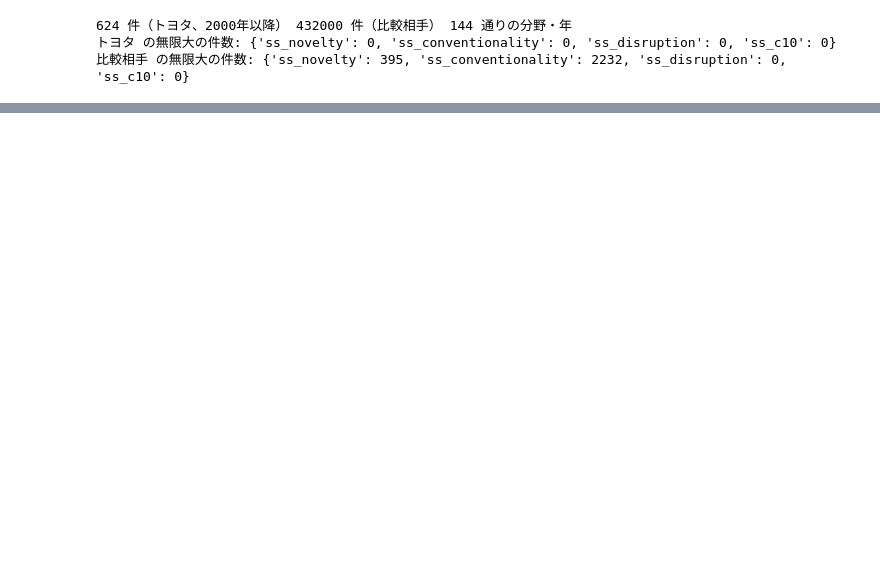
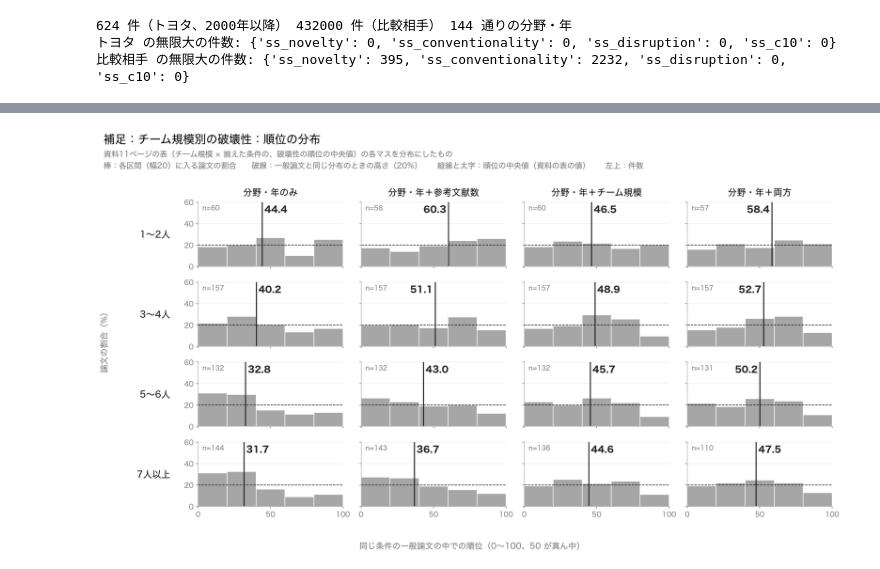
Before and after one commit to ryosuke0828/sci-sci-toyota, a Jupyter notebook: notebooks/analysis/novelty_distribution_plots.ipynb, the cells around one changed output, grey strips where cells are left out. Cells and saved outputs as stored; diff of their text form; code cells hidden in the pictures; blank space fills up the shorter version.

```diff
--- a/notebooks/analysis/novelty_distribution_plots.ipynb
+++ b/notebooks/analysis/novelty_distribution_plots.ipynb
@@ -157,0 +222,15 @@ summary
+# %%
+# 図3: 資料11ページ。行 = チーム規模、列 = 揃えた条件。破壊性の順位
+# チーム規模の区分は資料と同じ（make_numbers_progress_2026-09.py）。著者数 0 の論文はどの区分にも入らない
+team_bins = pd.cut(d["ss_team_size"], [0, 2, 4, 6, 1e9], labels=["1〜2人", "3〜4人", "5〜6人", "7人以上"])
+rows3 = [(t, t) for t in team_bins.cat.categories]
+summ3 = grid(rows=rows3, cols=list(STAGES.items()),
+             values=lambda t, suf: ranks(d[team_bins == t], "ss_disruption", suf),
+             title="補足：チーム規模別の破壊性：順位の分布",
+             subtitle="資料11ページの表（チーム規模 × 揃えた条件の、破壊性の順位の中央値）の各マスを分布にしたもの" + SUB,
+             fname="fig_slide11_disruption_by_team.png", fig_label="図3（資料11ページ）")
+summary = pd.concat([summ1, summ2, summ3], ignore_index=True)
+summary.to_csv(FIG / "rank_summary.csv", index=False, encoding="utf-8-sig")
+summ3
+# %% [output]
+[figure, added]
```
Also changed, not shown: parts of 12 cells of this notebook.
